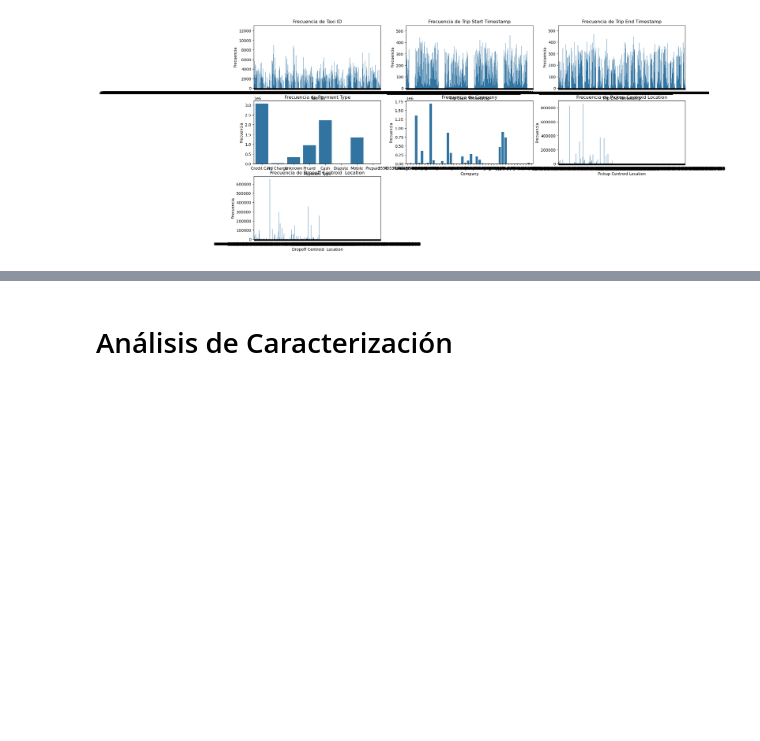
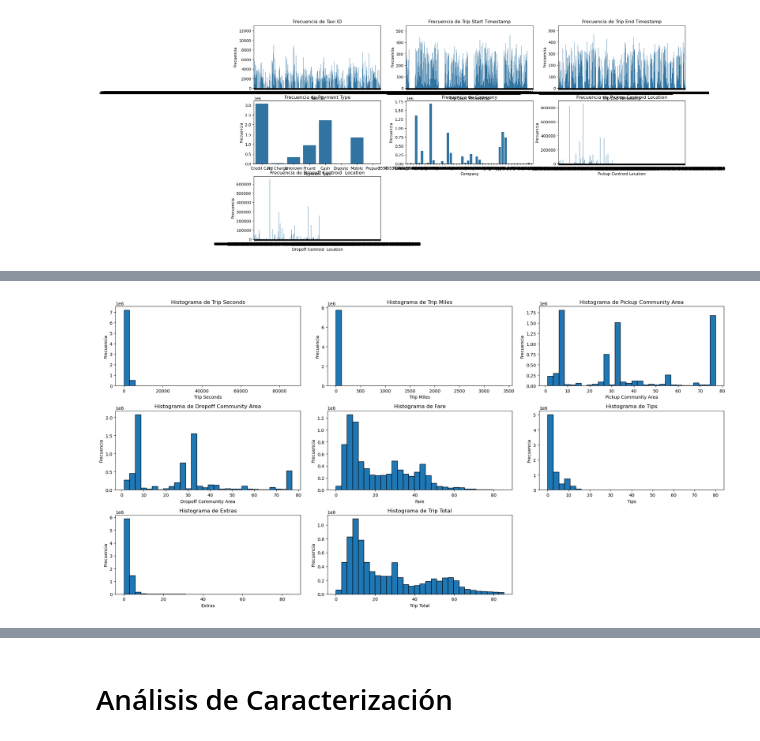
Before and after one commit to Dustec/BigData-Team26, a Jupyter notebook: Notebook.ipynb, the cells around one changed output, grey strips where cells are left out. Cells and saved outputs as stored; diff of their text form; code cells hidden in the pictures; blank space fills up the shorter version.

```diff
--- a/Notebook.ipynb
+++ b/Notebook.ipynb
@@ -305,0 +364,43 @@ plt.show()
+# %%
+# Función para eliminar los valores atípicos de un DataFrame y modificarlo
+def remove_outliers_inplace(df, column):
+    # Calcular los percentiles Q1 y Q3 para la columna
+    percentiles = df.approxQuantile(column, [0.25, 0.75], 0.05)  # 5% de error en el cálculo
+    Q1 = percentiles[0]
+    Q3 = percentiles[1]
+
+    # Calcular el IQR
+    IQR = Q3 - Q1
+
+    # Definir los límites inferior y superior para los valores atípicos
+    lower_limit = Q1 - 1.5 * IQR
+    upper_limit = Q3 + 1.5 * IQR
+
+    # Filtrar el DataFrame para eliminar los valores atípicos y modificar el DataFrame original
+    df = df.filter((col(column) >= lower_limit) & (col(column) <= upper_limit))
+
+    return df
+# %%
+# Filtrar solo columnas seleccionadas
+df_filtered = dftaxytrips.select(numeric_cols_selected + categoric_cols_selected)
+# %%
+for colname in numeric_cols_selected:
+    clean_df = remove_outliers_inplace(df_filtered, colname)
+# %%
+# Graficar histogramas despues de remover outliers
+plt.figure(figsize=(20, 10))
+for i, column in enumerate(numeric_cols_selected, 1):
+    # Obtener los datos de la columna después de eliminar los valores atípicos
+    data = clean_df.select(column).dropna().rdd.flatMap(lambda x: x).collect()
+
+    # Graficar el histograma
+    plt.subplot(3, 3, i)
+    plt.hist(data, bins=30, edgecolor='black')
+    plt.title(f"Histograma de {column}")
+    plt.xlabel(column)
+    plt.ylabel("Frecuencia")
+
+plt.tight_layout()
+plt.show()
+# %% [output]
+[figure, added]
```
Also changed, not shown: parts of 20 cells of this notebook, 1 other file.
